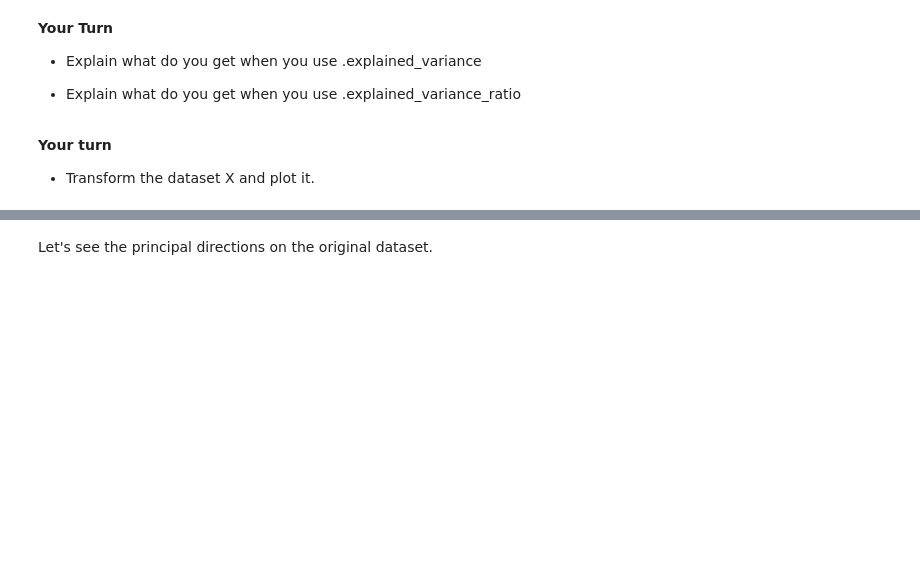
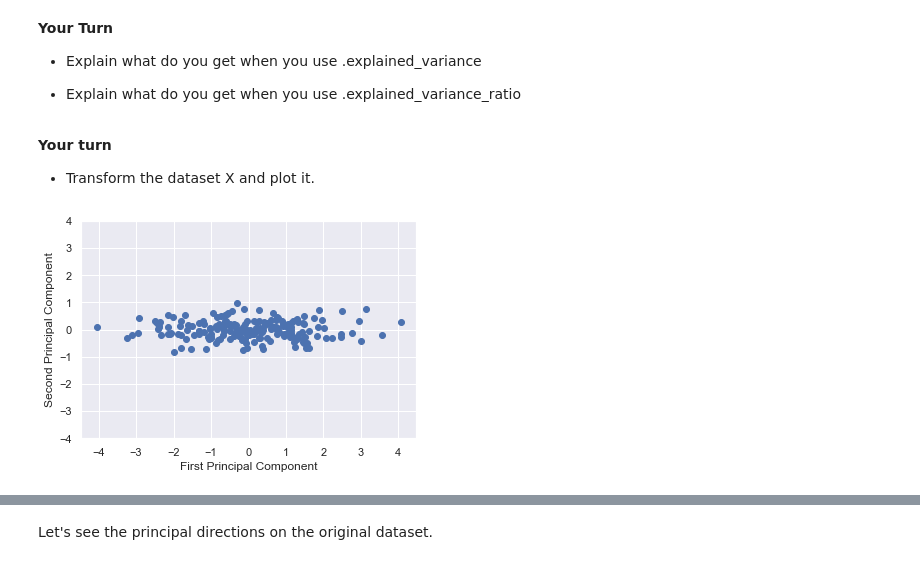
Before and after one commit to learn-co-students/dc-ds-111819, a Jupyter notebook: module-5/day-4-PCA/Principal-Component-Analysis.ipynb, the cells around one changed output, grey strips where cells are left out. Drawn from its saved outputs; the diff is of its cells as text; code cells hidden in the pictures; blank space fills up the shorter version.

```diff
--- a/module-5/day-4-PCA/Principal-Component-Analysis.ipynb
+++ b/module-5/day-4-PCA/Principal-Component-Analysis.ipynb
@@ -82,0 +99,11 @@ __Your turn__
+# %%
+# %load -r 1-6 supplement.py
+Xpca = pca.transform(X)
+
+plt.scatter(Xpca[:,0], Xpca[:,1])
+plt.xlabel('First Principal Component')
+plt.ylabel('Second Principal Component')
+plt.ylim(-4, 4)
+plt.show()
+# %% [output]
+[figure, added]
```
Also changed, not shown: parts of 11 cells of this notebook.
